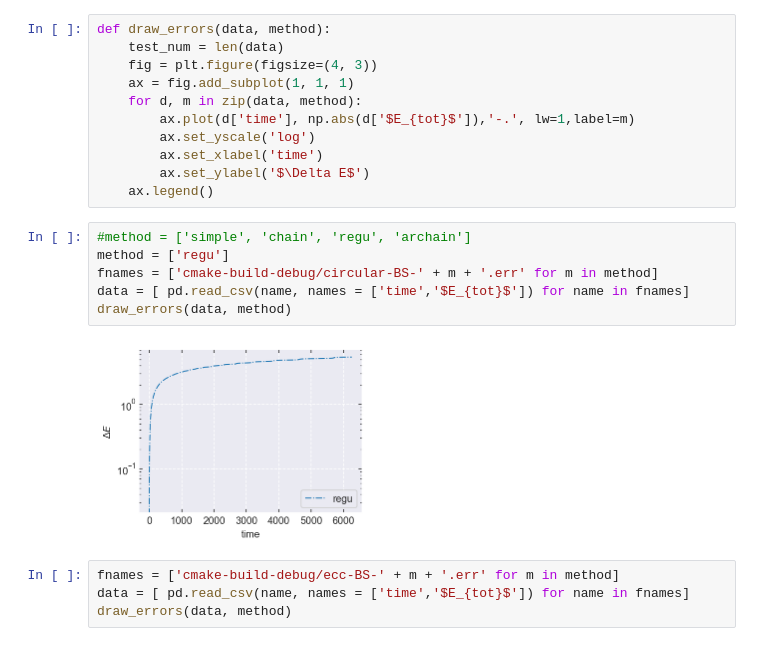
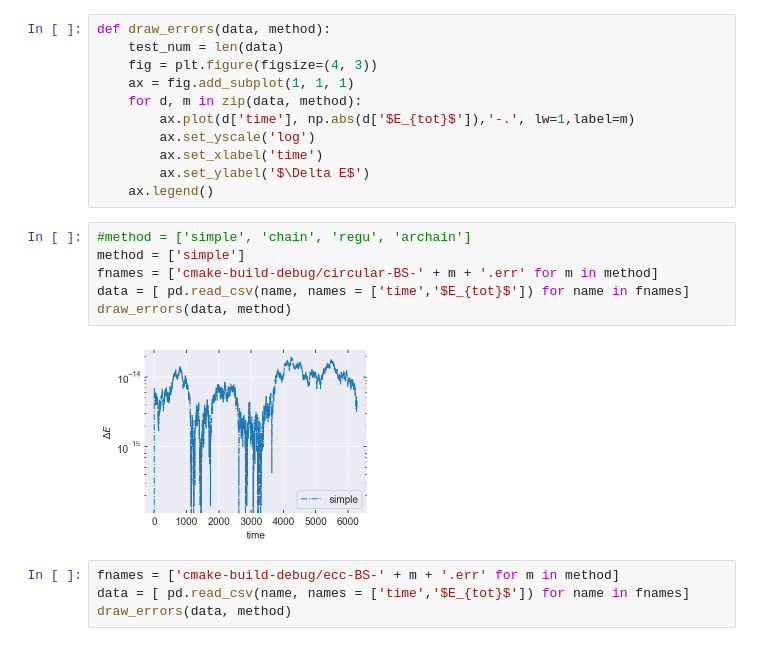
Before and after one commit to YihanWangAstro/SpaceHub, a Jupyter notebook: draw.ipynb, the cells around one changed output. Drawn from its saved outputs; the diff is of its cells as text.

```diff
--- a/draw.ipynb
+++ b/draw.ipynb
@@ -54,12 +54,12 @@ def draw_errors(data, method):
     ax.legend()
 # %%
 #method = ['simple', 'chain', 'regu', 'archain']
-method = ['regu']
+method = ['simple']
 fnames = ['cmake-build-debug/circular-BS-' + m + '.err' for m in method]
 data = [ pd.read_csv(name, names = ['time','$E_{tot}$']) for name in fnames]
 draw_errors(data, method)
 # %% [output]
-[figure, old version]
+[figure, new version]
 # %%
 fnames = ['cmake-build-debug/ecc-BS-' + m + '.err' for m in method]
 data = [ pd.read_csv(name, names = ['time','$E_{tot}$']) for name in fnames]
```
Also changed, not shown: 1 other file.
